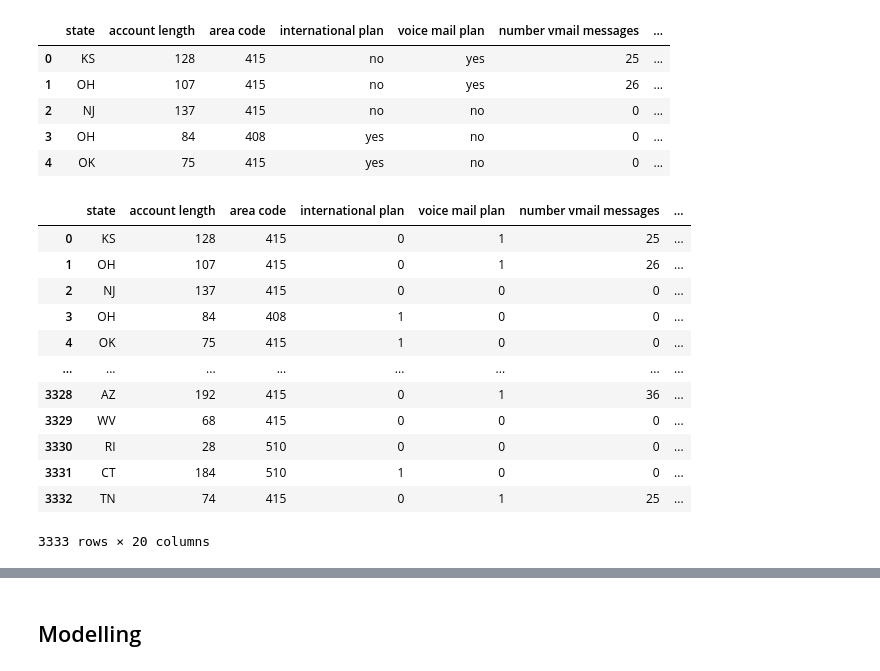
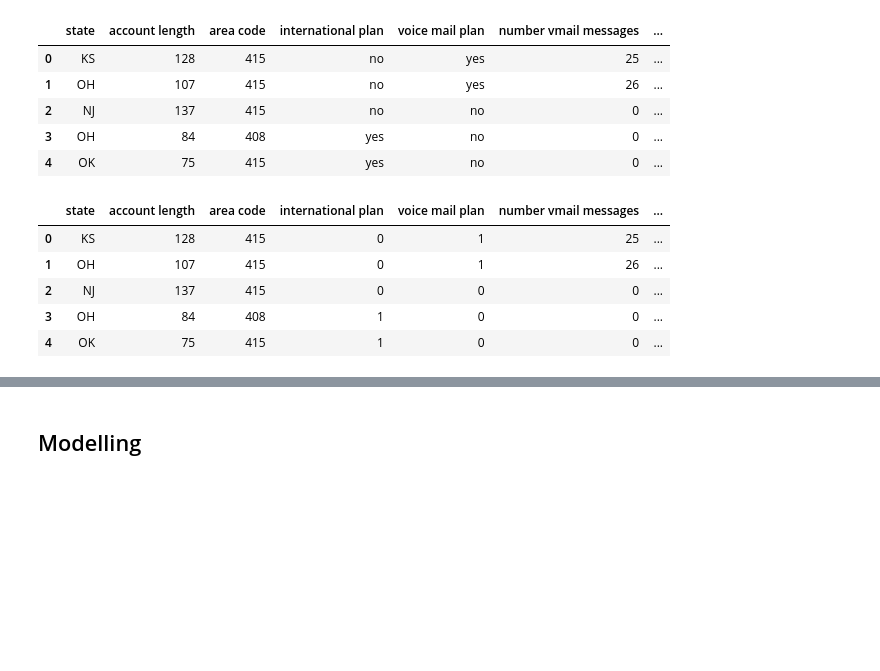
Before and after one commit to Mbachia/Tel-Customer-Churn, a Jupyter notebook: notebook.ipynb, the cells around one changed output, grey strips where cells are left out. Saved outputs shown, nothing was run; the diff lists cells and outputs as text; code cells hidden in the pictures; blank space fills up the shorter version.

```diff
--- a/notebook.ipynb
+++ b/notebook.ipynb
@@ -388,26 +396,19 @@ df.head()
 # %%
 # # Converting yes and no from columns to 0 and 1
 # Mapping dictionary
 yes_no_to_binary = {'no': 0, 'yes': 1}
 
 # Applying mapping to 'international plan' and 'voice mail plan'
 df['international plan'] = df['international plan'].map(yes_no_to_binary)
 df['voice mail plan'] = df['voice mail plan'].map(yes_no_to_binary)
+
+df.head()
+# %% [output]
+|  | state | account length | area code | international plan | voice mail plan | number vmail messages | ... |
+| 0 | KS | 128 | 415 | 0 | 1 | 25 | ... |
+| 1 | OH | 107 | 415 | 0 | 1 | 26 | ... |
+| 2 | NJ | 137 | 415 | 0 | 0 | 0 | ... |
+| 3 | OH | 84 | 408 | 1 | 0 | 0 | ... |
+| 4 | OK | 75 | 415 | 1 | 0 | 0 | ... |
-# %%
-df
-# %% [output]
-|  | state | account length | area code | international plan | voice mail plan | number vmail messages | ... |
-| 0 | KS | 128 | 415 | 0 | 1 | 25 | ... |
-| 1 | OH | 107 | 415 | 0 | 1 | 26 | ... |
-| 2 | NJ | 137 | 415 | 0 | 0 | 0 | ... |
-| 3 | OH | 84 | 408 | 1 | 0 | 0 | ... |
-| 4 | OK | 75 | 415 | 1 | 0 | 0 | ... |
-| ... | ... | ... | ... | ... | ... | ... | ... |
-| 3328 | AZ | 192 | 415 | 0 | 1 | 36 | ... |
-| 3329 | WV | 68 | 415 | 0 | 0 | 0 | ... |
-| 3330 | RI | 28 | 510 | 0 | 0 | 0 | ... |
-| 3331 | CT | 184 | 510 | 1 | 0 | 0 | ... |
-| 3332 | TN | 74 | 415 | 0 | 1 | 25 | ... |
-3333 rows × 20 columns
 # %%
 # Encoding the state column
```
Also changed, not shown: parts of 24 cells of this notebook.
